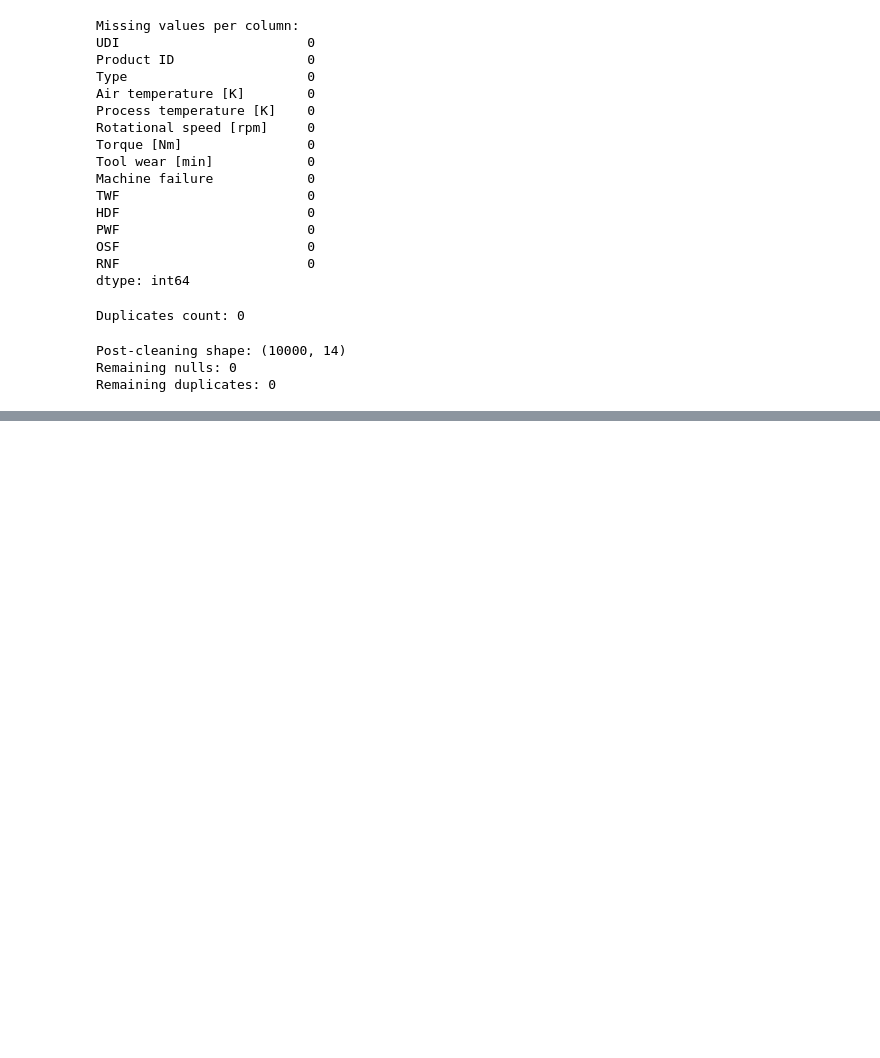
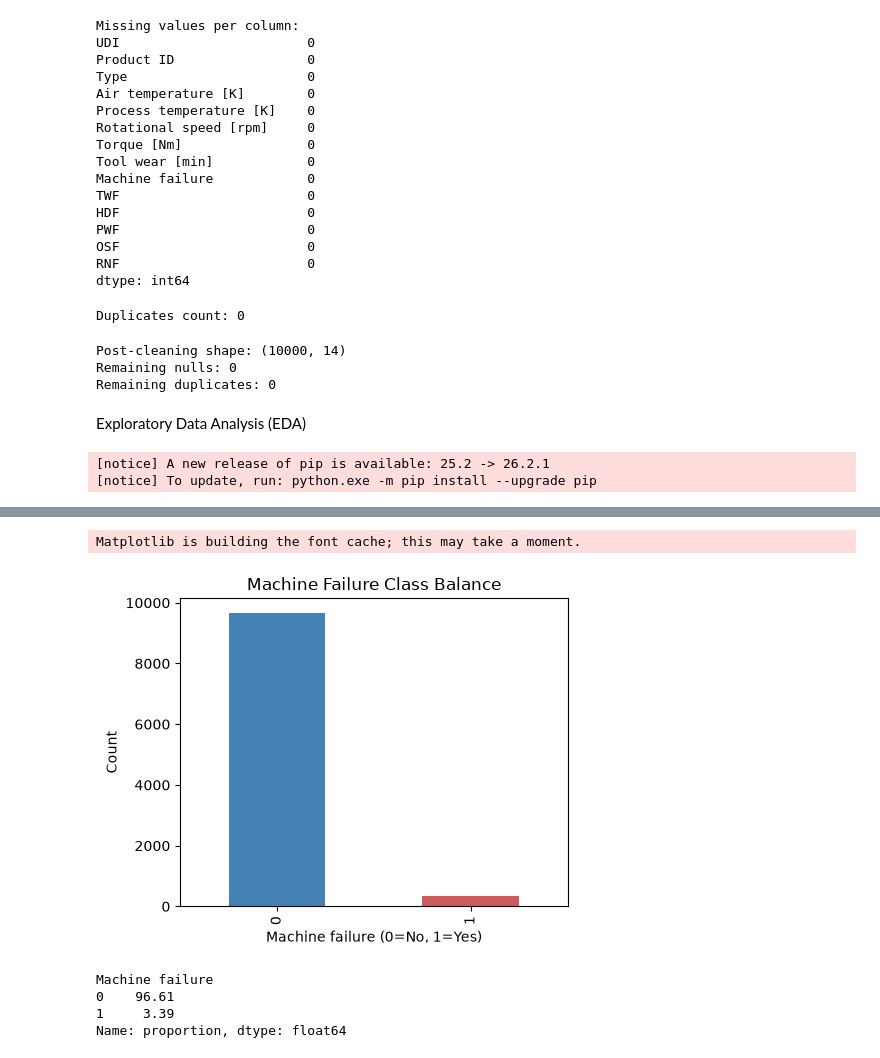
Before and after one commit to chaminduchirantha/predictive-maintenance-rul, a Jupyter notebook: notebooks/ml_final_project.ipynb, the cells around one changed output, grey strips where cells are left out. Drawn from its saved outputs; the diff is of its cells as text; code cells hidden in the pictures; blank space fills up the shorter version.

Commit message:
eda: add machine failure class balance chart

```diff
--- a/notebooks/ml_final_project.ipynb
+++ b/notebooks/ml_final_project.ipynb
@@ -91,3 +91,21 @@ print("Remaining duplicates:", df.duplicated().sum())
 Post-cleaning shape: (10000, 14)
 Remaining nulls: 0
 Remaining duplicates: 0
+# %% [markdown]
+Exploratory Data Analysis (EDA)
+# %%
+%pip install matplotlib seaborn
+import matplotlib.pyplot as plt
+import seaborn as sns
+
+plt.figure(figsize=(5, 4))
+df['Machine failure'].value_counts().plot(kind='bar', color=['steelblue', 'indianred'])
+plt.title('Machine Failure Class Balance')
+plt.xlabel('Machine failure (0=No, 1=Yes)')
+plt.ylabel('Count')
+plt.show()
+
+print(df['Machine failure'].value_counts(normalize=True) * 100)
+# %% [output]
+[notice] A new release of pip is available: 25.2 -> 26.2.1
+[notice] To update, run: python.exe -m pip install --upgrade pip
@@ -93,0 +129,6 @@ Remaining duplicates: 0
+Matplotlib is building the font cache; this may take a moment.
+[figure, added]
+Machine failure
+0    96.61
+1     3.39
+Name: proportion, dtype: float64
```
Also changed, not shown: parts of 1 cell of this notebook.
